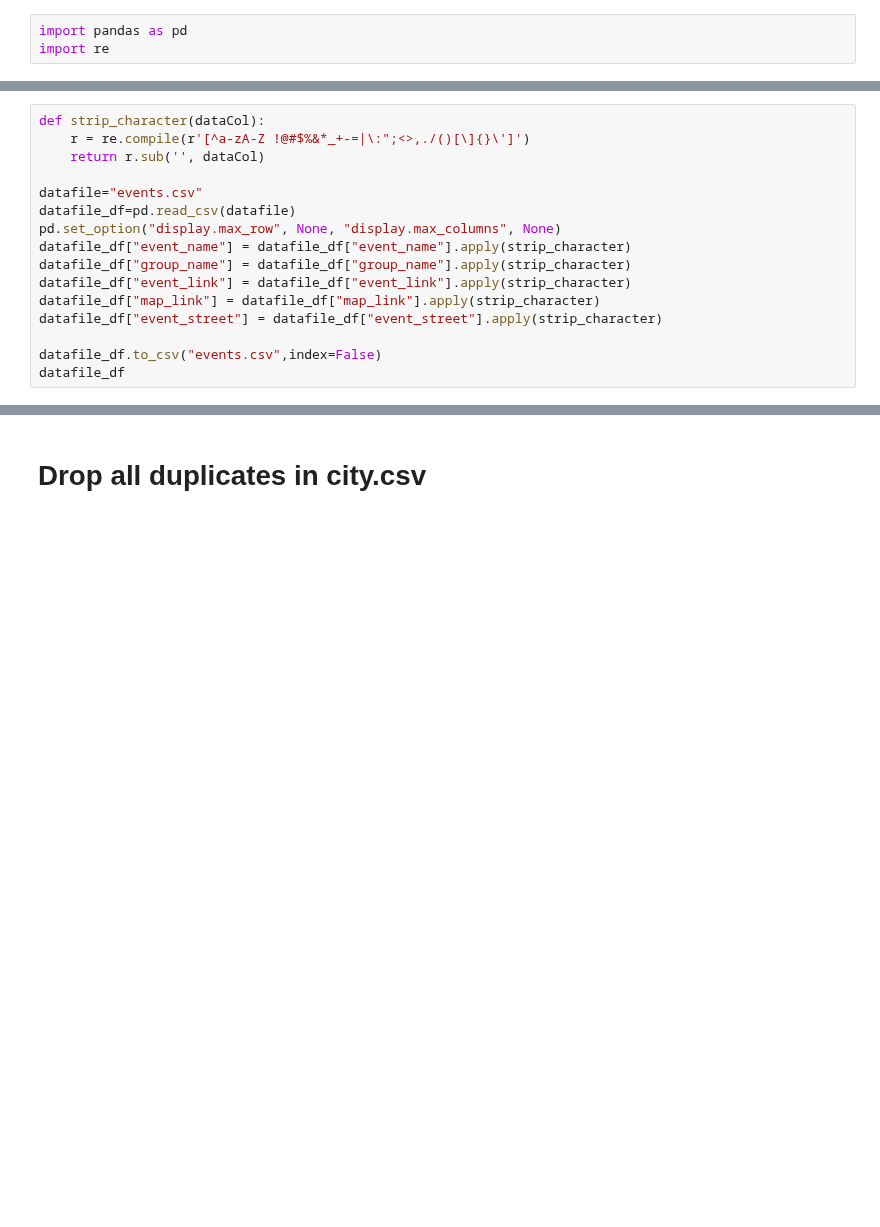
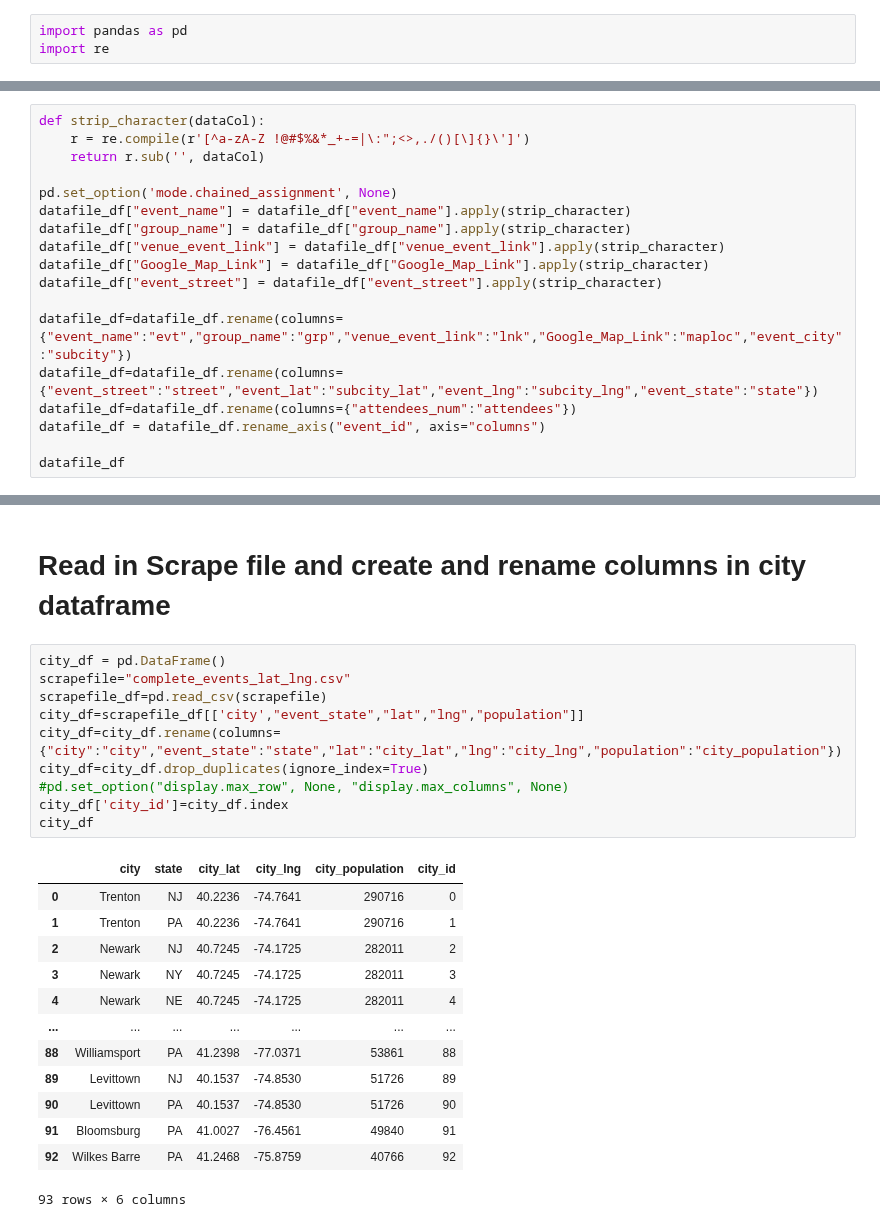
Before and after one commit to MersedehSP/Meetup_Project2, a Jupyter notebook: Clean_events.ipynb, the cells around one changed output, grey strips where cells are left out. Saved outputs shown, nothing was run; the diff lists cells and outputs as text; blank space fills up the shorter version.

```diff
--- a/Clean_events.ipynb
+++ b/Clean_events.ipynb
@@ -8,15 +31,17 @@ def strip_character(dataCol):
     r = re.compile(r'[^a-zA-Z !@#$%&*_+-=|\:";<>,./()[\]{}\']')
     return r.sub('', dataCol)
 
-datafile="events.csv"
-datafile_df=pd.read_csv(datafile)
-pd.set_option("display.max_row", None, "display.max_columns", None)
+pd.set_option('mode.chained_assignment', None)
 datafile_df["event_name"] = datafile_df["event_name"].apply(strip_character)
 datafile_df["group_name"] = datafile_df["group_name"].apply(strip_character)
-datafile_df["event_link"] = datafile_df["event_link"].apply(strip_character)
-datafile_df["map_link"] = datafile_df["map_link"].apply(strip_character)
+datafile_df["venue_event_link"] = datafile_df["venue_event_link"].apply(strip_character)
+datafile_df["Google_Map_Link"] = datafile_df["Google_Map_Link"].apply(strip_character)
 datafile_df["event_street"] = datafile_df["event_street"].apply(strip_character)
 
-datafile_df.to_csv("events.csv",index=False)
+datafile_df=datafile_df.rename(columns={"event_name":"evt","group_name":"grp","venue_event_link":"lnk","Google_Map_Link":"maploc","event_city":"subcity"})
+datafile_df=datafile_df.rename(columns={"event_street":"street","event_lat":"subcity_lat","event_lng":"subcity_lng","event_state":"state"})
+datafile_df=datafile_df.rename(columns={"attendees_num":"attendees"})
+datafile_df = datafile_df.rename_axis("event_id", axis="columns")
+
 datafile_df
 # %% [output]
@@ -40,2 +61,26 @@ datafile_df
-# %% [markdown]
-# Drop all duplicates in city.csv
+# %% [markdown]
+# Read in Scrape file and create and rename columns in city dataframe
+# %%
+city_df = pd.DataFrame()
+scrapefile="complete_events_lat_lng.csv"
+scrapefile_df=pd.read_csv(scrapefile)
+city_df=scrapefile_df[['city',"event_state","lat","lng","population"]]
+city_df=city_df.rename(columns={"city":"city","event_state":"state","lat":"city_lat","lng":"city_lng","population":"city_population"})
+city_df=city_df.drop_duplicates(ignore_index=True)
+#pd.set_option("display.max_row", None, "display.max_columns", None)
+city_df['city_id']=city_df.index
+city_df
+# %% [output]
+|  | city | state | city_lat | city_lng | city_population | city_id |
+| 0 | Trenton | NJ | 40.2236 | -74.7641 | 290716 | 0 |
+| 1 | Trenton | PA | 40.2236 | -74.7641 | 290716 | 1 |
+| 2 | Newark | NJ | 40.7245 | -74.1725 | 282011 | 2 |
+| 3 | Newark | NY | 40.7245 | -74.1725 | 282011 | 3 |
+| 4 | Newark | NE | 40.7245 | -74.1725 | 282011 | 4 |
+| ... | ... | ... | ... | ... | ... | ... |
+| 88 | Williamsport | PA | 41.2398 | -77.0371 | 53861 | 88 |
+| 89 | Levittown | NJ | 40.1537 | -74.8530 | 51726 | 89 |
+| 90 | Levittown | PA | 40.1537 | -74.8530 | 51726 | 90 |
+| 91 | Bloomsburg | PA | 41.0027 | -76.4561 | 49840 | 91 |
+| 92 | Wilkes Barre | PA | 41.2468 | -75.8759 | 40766 | 92 |
+93 rows × 6 columns
```
Also changed, not shown: parts of 9 cells of this notebook, 3 other files.
